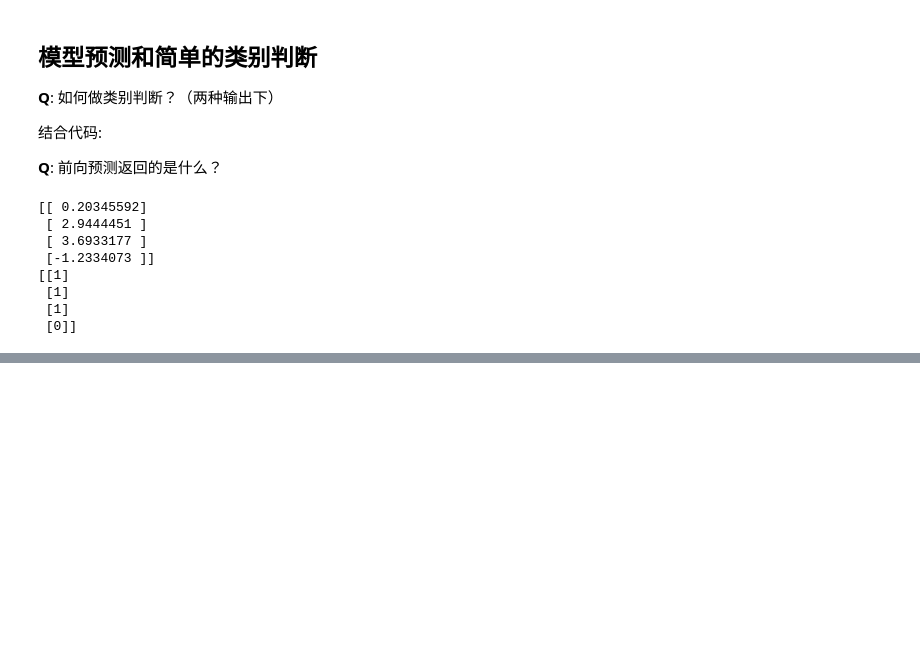
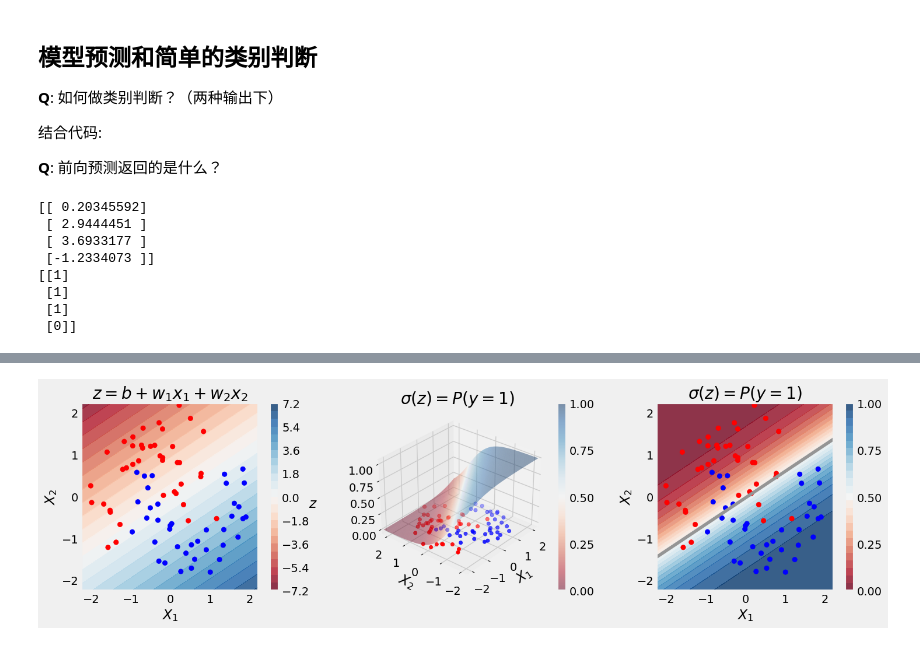
Before and after one commit to jhonprice/PyTorchStepByStep, a Jupyter notebook: runtest/ch03.ipynb, the cells around one changed output, grey strips where cells are left out. Saved outputs shown, nothing was run; the diff lists cells and outputs as text; code cells hidden in the pictures; blank space fills up the shorter version.

```diff
--- a/runtest/ch03.ipynb
+++ b/runtest/ch03.ipynb
@@ -478,0 +498,6 @@ print(classess)
+# %%
+# 可视化训练集的分布情况
+
+fig = figure7(x_train, y_train, sbs.model, sbs.device)
+# %% [output]
+[figure, added]
```
Also changed, not shown: parts of 40 cells of this notebook.
